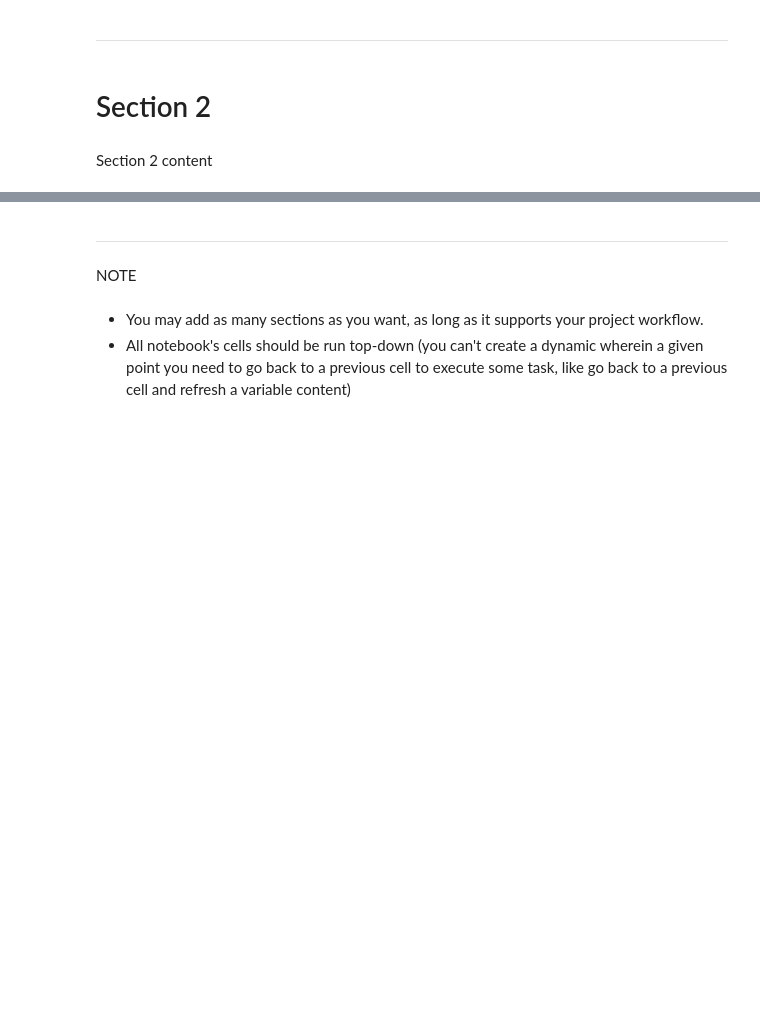
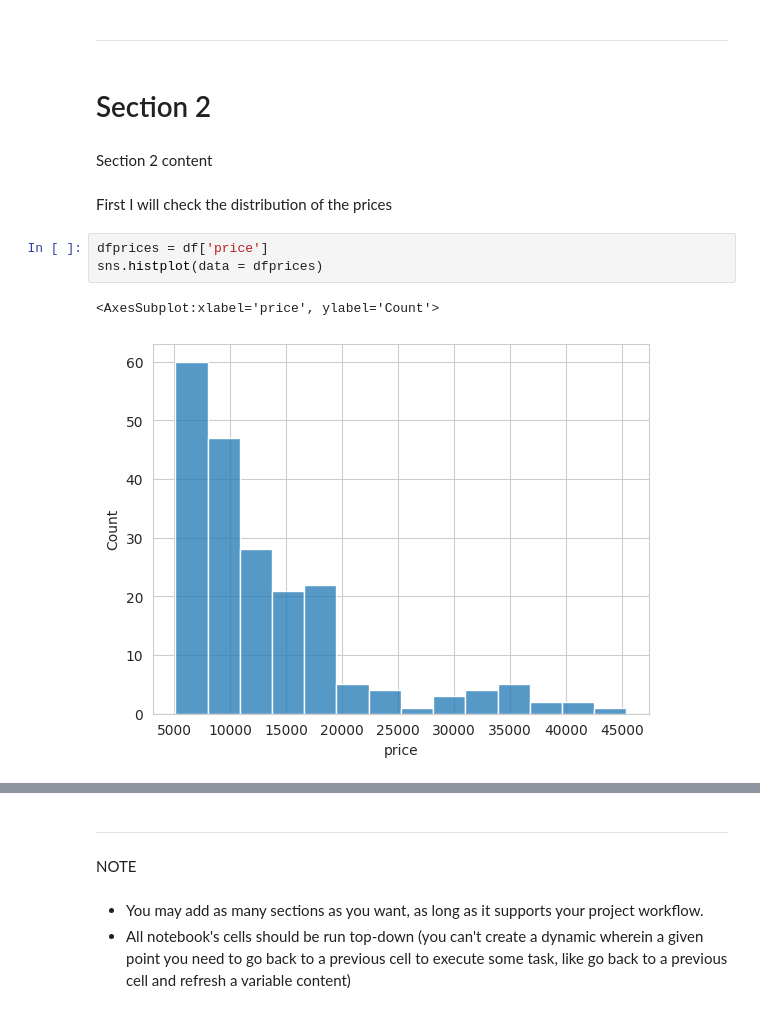
Before and after one commit to Tee-DataA/Hackathon1, a Jupyter notebook: jupyter_notebooks/Notebook_Template.ipynb, the cells around one changed output, grey strips where cells are left out. Cells and saved outputs as stored; diff of their text form; blank space fills up the shorter version.

```diff
--- a/jupyter_notebooks/Notebook_Template.ipynb
+++ b/jupyter_notebooks/Notebook_Template.ipynb
@@ -105,3 +123,11 @@ dtype: int64
 # Section 2
 # %% [markdown]
 Section 2 content
+# %% [markdown]
+First I will check the distribution of the prices
+# %%
+dfprices = df['price']
+sns.histplot(data = dfprices)
+# %% [output]
+<AxesSubplot:xlabel='price', ylabel='Count'>
+[figure, added]
```
Also changed, not shown: parts of 6 cells of this notebook.
